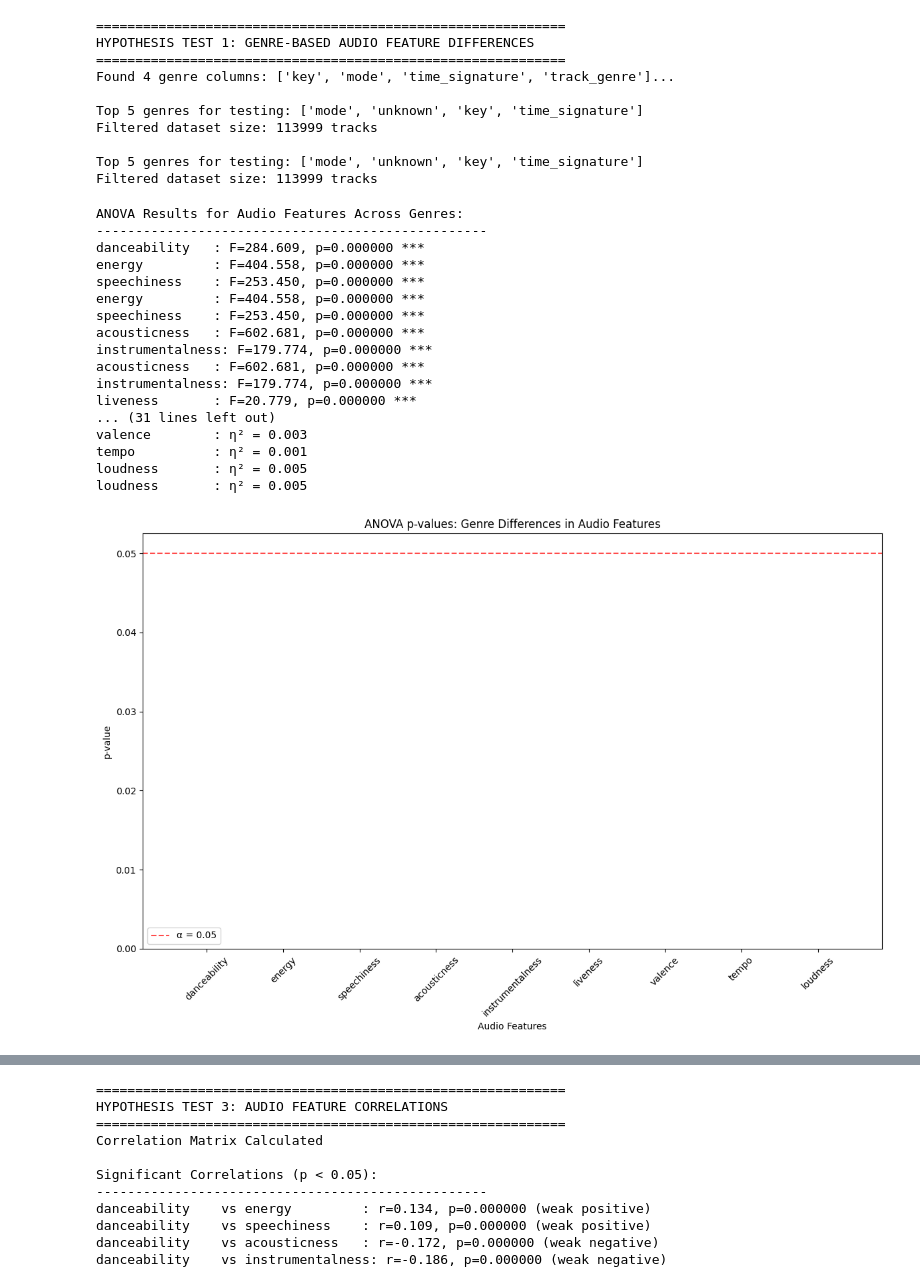
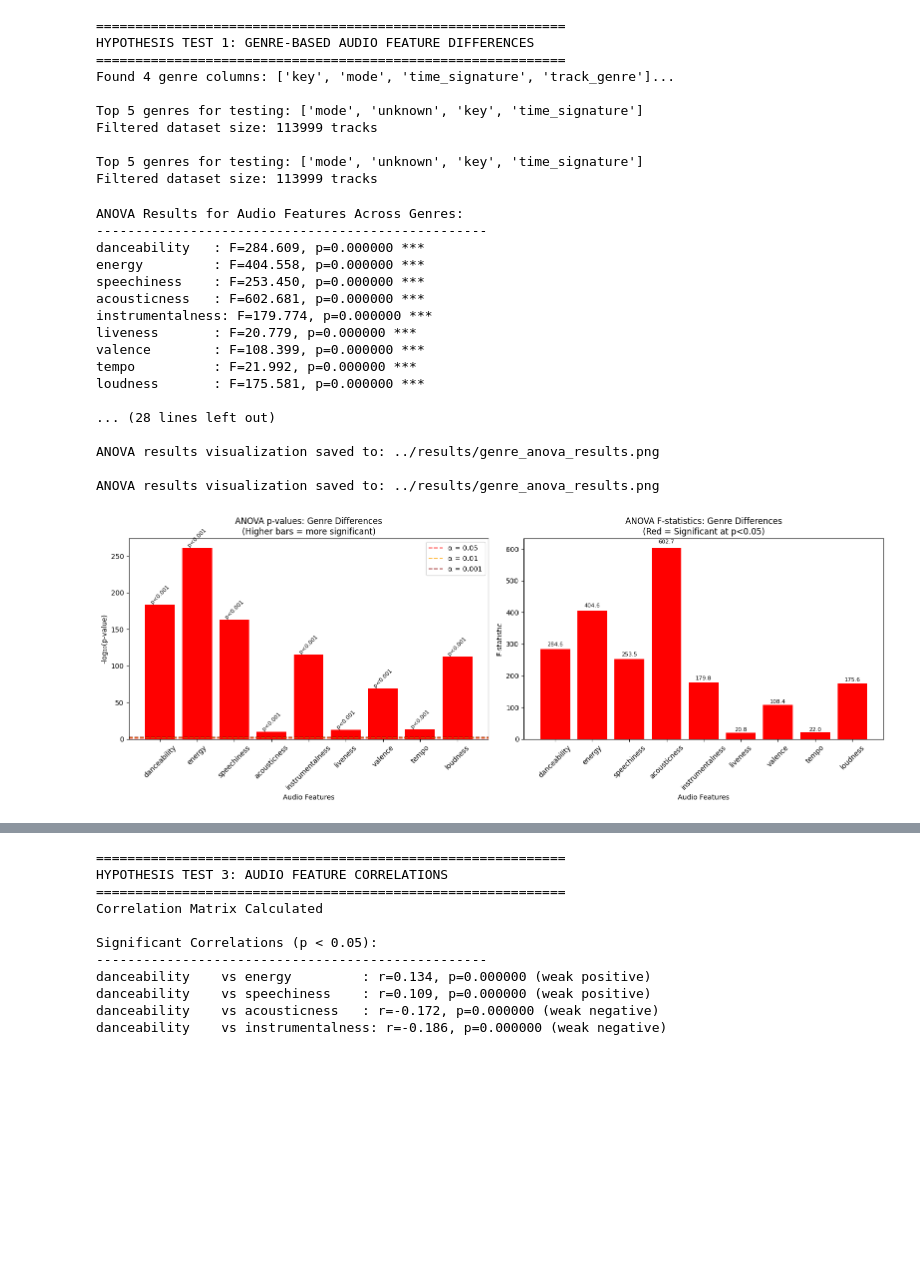
Before and after one commit to Julian-Elliott/song-recommendation-dashboard, a Jupyter notebook: notebooks/Hypothesis-testing.ipynb, the cells around one changed output, grey strips where cells are left out. Cells and saved outputs as stored; diff of their text form; code cells hidden in the pictures; blank space fills up the shorter version.

```diff
--- a/notebooks/Hypothesis-testing.ipynb
+++ b/notebooks/Hypothesis-testing.ipynb
@@ -190,49 +191,90 @@ print("\nEffect Sizes (η²):")
 for feature in significant_features:
     # Calculate eta-squared for significant features
     genre_groups = [genre_test_df[genre_test_df['primary_genre'] == genre][feature].values
                    for genre in top_genres]
 
     # Total sum of squares
     overall_mean = genre_test_df[feature].mean()
     total_ss = np.sum((genre_test_df[feature] - overall_mean) ** 2)
 
     # Between group sum of squares
     between_ss = sum([len(group) * (np.mean(group) - overall_mean) ** 2 for group in genre_groups])
 
     eta_squared = between_ss / total_ss
     print(f"{feature:15}: η² = {eta_squared:.3f}")
 
-# Save results
-plt.figure(figsize=(12, 8))
+# Create improved visualization with logarithmic scale
+fig, (ax1, ax2) = plt.subplots(1, 2, figsize=(16, 6))
+
+# Plot 1: p-values with logarithmic scale
 p_values = [anova_results[feature]['p_value'] for feature in audio_features]
 colors = ['red' if p < 0.05 else 'blue' for p in p_values]
 
-plt.bar(range(len(audio_features)), p_values, color=colors)
-plt.axhline(y=0.05, color='red', linestyle='--', alpha=0.7, label='α = 0.05')
-plt.xlabel('Audio Features')
-plt.ylabel('p-value')
-plt.title('ANOVA p-values: Genre Differences in Audio Features')
-plt.xticks(range(len(audio_features)), audio_features, rotation=45)
-plt.legend()
+# Use -log10 transformation for p-values to make small values visible
+log_p_values = [-np.log10(p) if p > 0 else 10 for p in p_values]
+bars1 = ax1.bar(range(len(audio_features)), log_p_values, color=colors)
+
+# Add significance threshold lines
+ax1.axhline(y=-np.log10(0.05), color='red', linestyle='--', alpha=0.7, label='α = 0.05')
+ax1.axhline(y=-np.log10(0.01), color='orange', linestyle='--', alpha=0.7, label='α = 0.01')
+ax1.axhline(y=-np.log10(0.001), color='darkred', linestyle='--', alpha=0.7, label='α = 0.001')
+
+ax1.set_xlabel('Audio Features')
+ax1.set_ylabel('-log₁₀(p-value)')
+ax1.set_title('ANOVA p-values: Genre Differences\n(Higher bars = more significant)')
+ax1.set_xticks(range(len(audio_features)))
+ax1.set_xticklabels(audio_features, rotation=45)
+ax1.legend()
+
+# Add p-value labels on bars
+for i, (bar, p_val) in enumerate(zip(bars1, p_values)):
+    height = bar.get_height()
+    if p_val < 0.001:
+        label = 'p<0.001'
+    elif p_val < 0.01:
+        label = f'p={p_val:.3f}'
+    else:
+        label = f'p={p_val:.2f}'
+    ax1.text(bar.get_x() + bar.get_width()/2., height + 0.1,
+             label, ha='center', va='bottom', fontsize=8, rotation=45)
+
+# Plot 2: F-statistics
+f_stats = [anova_results[feature]['f_statistic'] for feature in audio_features]
+colors2 = ['red' if anova_results[feature]['p_value'] < 0.05 else 'blue' for feature in audio_features]
+bars2 = ax2.bar(range(len(audio_features)), f_stats, color=colors2)
+
+ax2.set_xlabel('Audio Features')
+ax2.set_ylabel('F-statistic')
+ax2.set_title('ANOVA F-statistics: Genre Differences\n(Red = Significant at p<0.05)')
+ax2.set_xticks(range(len(audio_features)))
+ax2.set_xticklabels(audio_features, rotation=45)
+
+# Add F-statistic labels on bars
+for i, (bar, f_val) in enumerate(zip(bars2, f_stats)):
+    height = bar.get_height()
+    ax2.text(bar.get_x() + bar.get_width()/2., height + height*0.02,
+             f'{f_val:.1f}', ha='center', va='bottom', fontsize=8)
+
 plt.tight_layout()
 plt.savefig(f'{results_folder}/genre_anova_results.png', dpi=300, bbox_inches='tight')
+print(f"\nANOVA results visualization saved to: {results_folder}/genre_anova_results.png")
 plt.show()
 # %% [output]
 ANOVA Results for Audio Features Across Genres:
 --------------------------------------------------
 danceability   : F=284.609, p=0.000000 ***
 energy         : F=404.558, p=0.000000 ***
 speechiness    : F=253.450, p=0.000000 ***
-energy         : F=404.558, p=0.000000 ***
-speechiness    : F=253.450, p=0.000000 ***
-acousticness   : F=602.681, p=0.000000 ***
-instrumentalness: F=179.774, p=0.000000 ***
 acousticness   : F=602.681, p=0.000000 ***
 instrumentalness: F=179.774, p=0.000000 ***
 liveness       : F=20.779, p=0.000000 ***
-... (31 lines left out)
-valence        : η² = 0.003
-tempo          : η² = 0.001
-loudness       : η² = 0.005
-loudness       : η² = 0.005
+valence        : F=108.399, p=0.000000 ***
+tempo          : F=21.992, p=0.000000 ***
+loudness       : F=175.581, p=0.000000 ***
+
+... (28 lines left out)
+
+ANOVA results visualization saved to: ../results/genre_anova_results.png
+
+ANOVA results visualization saved to: ../results/genre_anova_results.png
-[figure, old version]
+[figure, new version]
```
Also changed, not shown: parts of 3 cells of this notebook, 3 other files.
